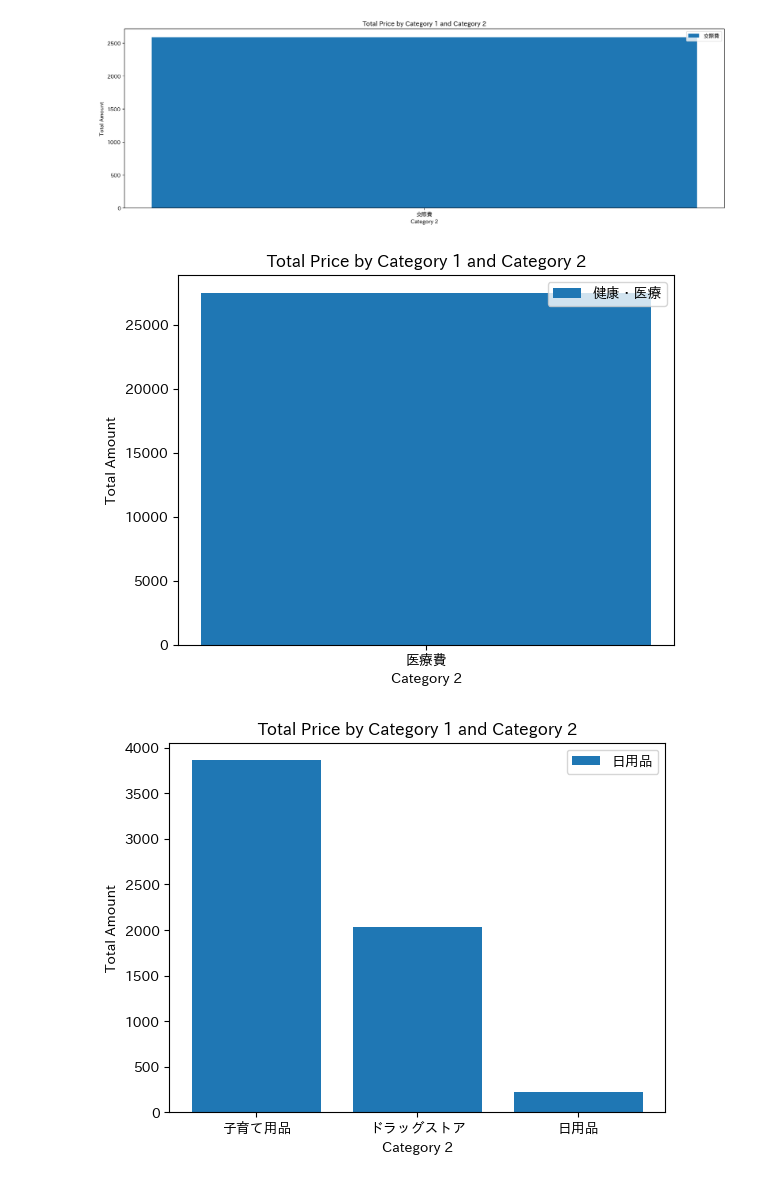
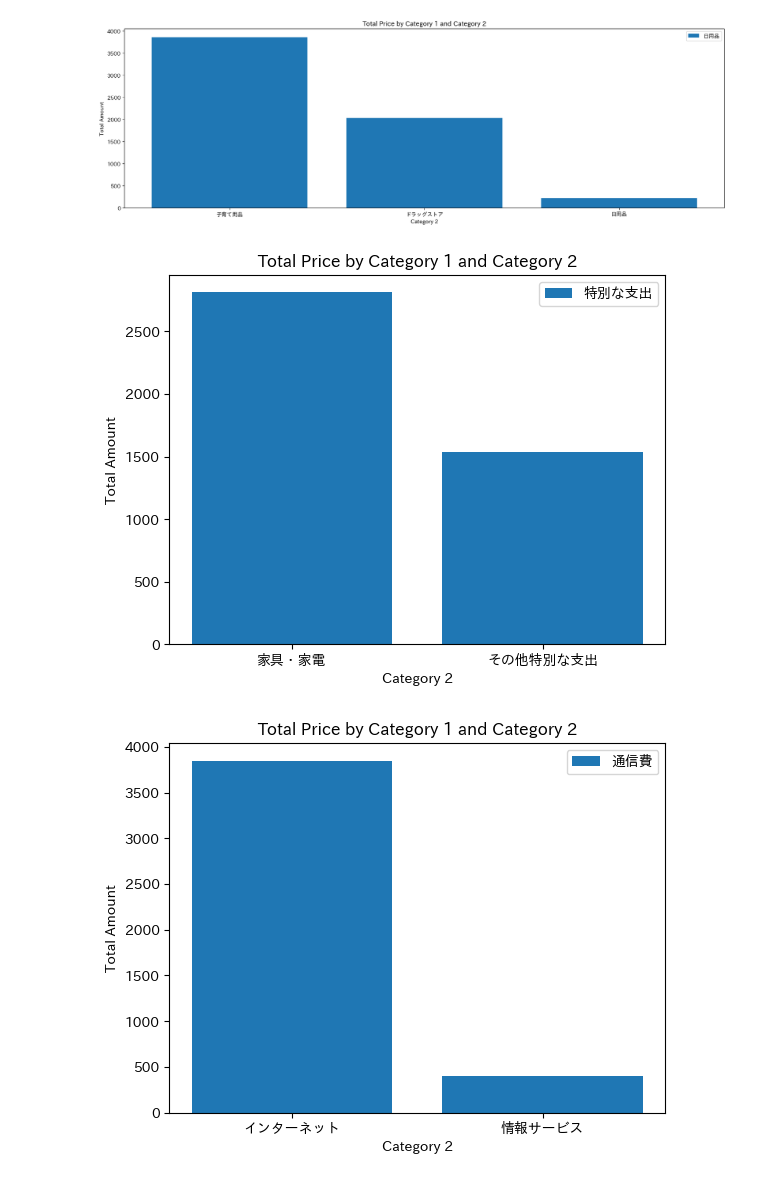
Before and after one commit to monokaai/mf_analysis, a Jupyter notebook: analysis.ipynb, the cells around one changed output. Cells and saved outputs as stored; diff of their text form; code cells hidden in the pictures.

```diff
--- a/analysis.ipynb
+++ b/analysis.ipynb
@@ -31,17 +32,17 @@ df.amount = df.amount.abs()
 # %%
 plt.figure(figsize=(20, 6))
 
-# グループごとに合計価格を棒グラフで描画
+# 中項目ごとに合計価格を棒グラフで描画
 for name, group in df.groupby(["cat1"]):
-    if len(group['cat2']) == 1:
+    if len(group['cat2'].unique()) == 1:
         continue
     plt.bar(group["cat2"], group["amount"], label=name)
     plt.xlabel("Category 2")
     plt.ylabel("Total Amount")
     plt.title("Total Price by Category 1 and Category 2")
     plt.legend()
     plt.show()
 # %% [output]
-[figure, old version]
+[figure, new version]
-[figure, old version]
+[figure, new version]
-[figure, old version]
+[figure, new version]
```
Also changed, not shown: parts of 2 cells of this notebook.
